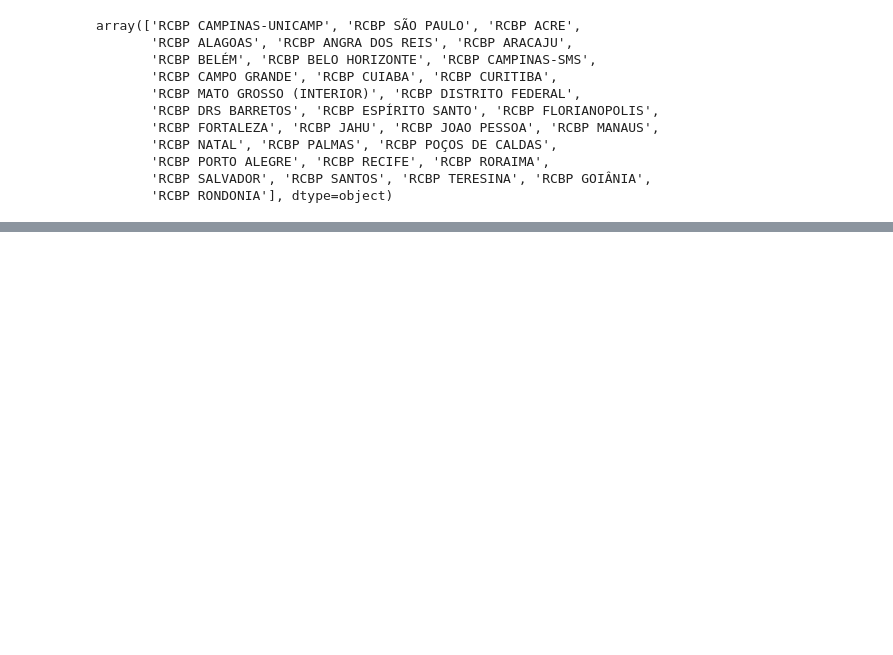
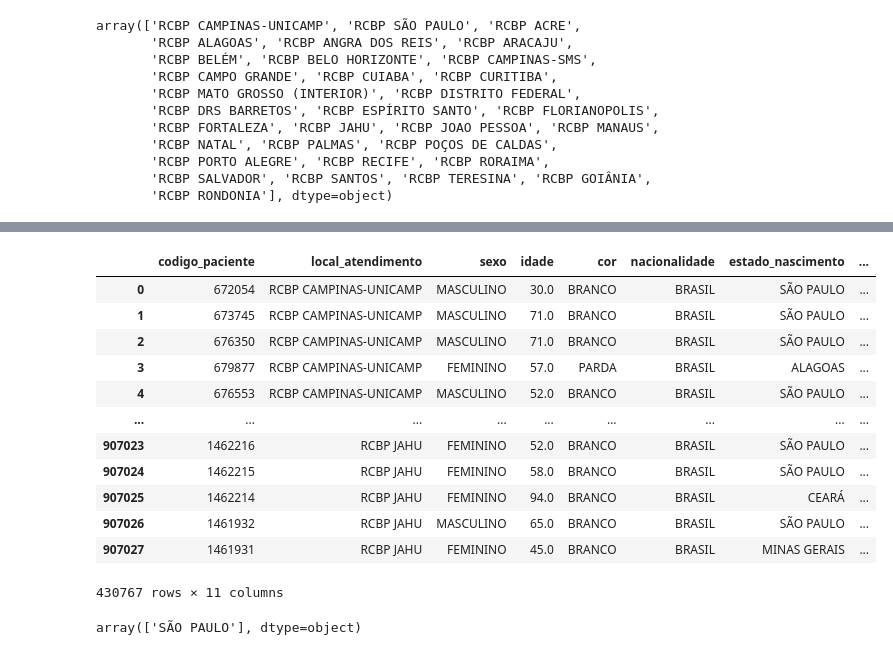
Before and after one commit to AnaPaulaPAraujo/analise_dados_cancer_brasil, a Jupyter notebook: analise_geral.ipynb, the cells around one changed output, grey strips where cells are left out. Cells and saved outputs as stored; diff of their text form; code cells hidden in the pictures; blank space fills up the shorter version.

```diff
--- a/analise_geral.ipynb
+++ b/analise_geral.ipynb
@@ -404,0 +414,20 @@ dados2.head()
+# %%
+deslocamento_sp
+# %% [output]
+|  | codigo_paciente | local_atendimento | sexo | idade | cor | nacionalidade | estado_nascimento | ... |
+| 0 | 672054 | RCBP CAMPINAS-UNICAMP | MASCULINO | 30.0 | BRANCO | BRASIL | SÃO PAULO | ... |
+| 1 | 673745 | RCBP CAMPINAS-UNICAMP | MASCULINO | 71.0 | BRANCO | BRASIL | SÃO PAULO | ... |
+| 2 | 676350 | RCBP CAMPINAS-UNICAMP | MASCULINO | 71.0 | BRANCO | BRASIL | SÃO PAULO | ... |
+| 3 | 679877 | RCBP CAMPINAS-UNICAMP | FEMININO | 57.0 | PARDA | BRASIL | ALAGOAS | ... |
+| 4 | 676553 | RCBP CAMPINAS-UNICAMP | MASCULINO | 52.0 | BRANCO | BRASIL | SÃO PAULO | ... |
+| ... | ... | ... | ... | ... | ... | ... | ... | ... |
+| 907023 | 1462216 | RCBP JAHU | FEMININO | 52.0 | BRANCO | BRASIL | SÃO PAULO | ... |
+| 907024 | 1462215 | RCBP JAHU | FEMININO | 58.0 | BRANCO | BRASIL | SÃO PAULO | ... |
+| 907025 | 1462214 | RCBP JAHU | FEMININO | 94.0 | BRANCO | BRASIL | CEARÁ | ... |
+| 907026 | 1461932 | RCBP JAHU | MASCULINO | 65.0 | BRANCO | BRASIL | SÃO PAULO | ... |
+| 907027 | 1461931 | RCBP JAHU | FEMININO | 45.0 | BRANCO | BRASIL | MINAS GERAIS | ... |
+430767 rows × 11 columns
+# %%
+deslocamento_sp.estado.unique()
+# %% [output]
+array(['SÃO PAULO'], dtype=object)
```
Also changed, not shown: parts of 11 cells of this notebook.
